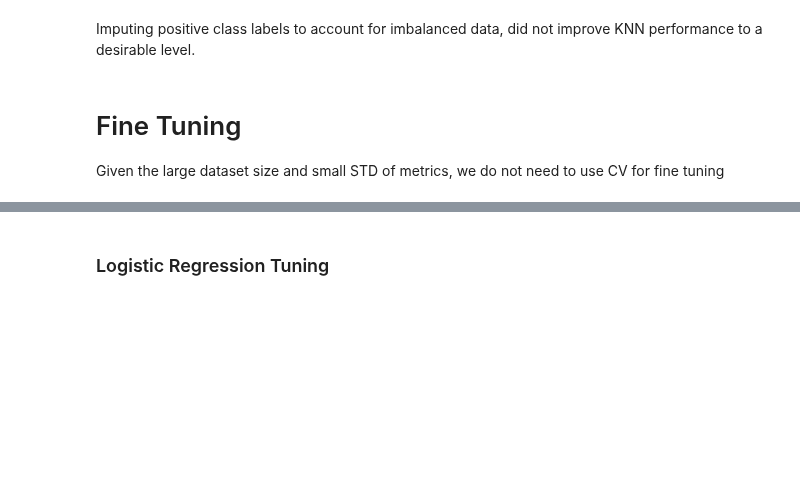
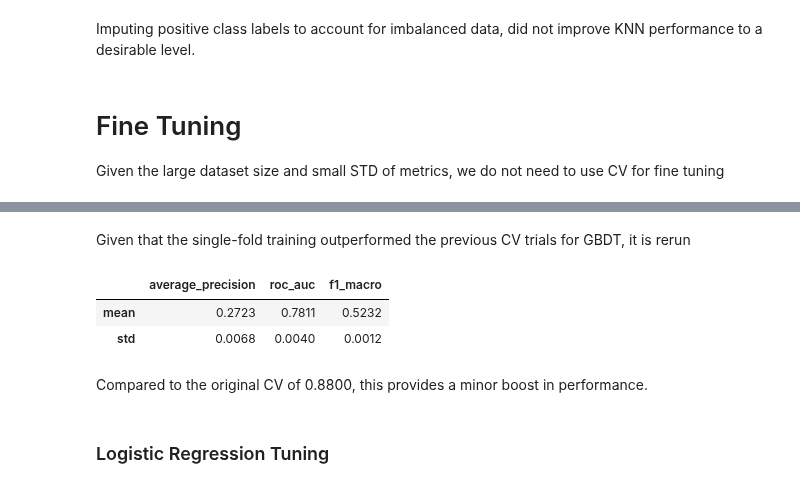
Before and after one commit to Sauciu1/defaulting-risk, a Jupyter notebook: notebooks/nb8_model_tuning.ipynb, the cells around one changed output, grey strips where cells are left out. Saved outputs shown, nothing was run; the diff lists cells and outputs as text; code cells hidden in the pictures; blank space fills up the shorter version.

Commit message:
ran gbdt fine tuning

```diff
--- a/notebooks/nb8_model_tuning.ipynb
+++ b/notebooks/nb8_model_tuning.ipynb
@@ -261,11 +263,11 @@ def gbdt_params(trial: optuna.trial.Trial) -> dict:
         "is_unbalance": True,
         "verbosity": -1,
         "boosting_type": "gbdt",
-        "n_estimators": trial.suggest_int("n_estimators", 100, 2000),
+        "n_estimators": trial.suggest_int("n_estimators", 100, 400),
         "stop_round": 50,
         "lambda_l1": trial.suggest_float("lambda_l1", 1e-8, 10.0, log=True),
         "lambda_l2": trial.suggest_float("lambda_l2", 1e-8, 10.0, log=True),
-        "num_leaves": trial.suggest_int("num_leaves", 2, 256),
+        "num_leaves": trial.suggest_int("num_leaves", 2, 100),
         "feature_fraction": trial.suggest_float("feature_fraction", 0.4, 1.0),
         "bagging_fraction": trial.suggest_float("bagging_fraction", 0.4, 1.0),
         "bagging_freq": trial.suggest_int("bagging_freq", 1, 7),
@@ -274,7 +276,7 @@ def gbdt_params(trial: optuna.trial.Trial) -> dict:
 
 
 study_results = lambda: optuna_helper.run_study(
-    LGBMClassifier(random_state=326), gbdt_params, X_train, y_train, n_trials=100
+    LGBMClassifier(random_state=326), gbdt_params, X_train, y_train, n_trials=20
 )
 gbdt_result = optuna_helper.load_or_create_study("gbdt_study_results", study_results)
 gbdt_result.best_params
@@ -300,3 +309,13 @@ KeyboardInterrupt:
+# %% [markdown]
+Given that the single-fold training outperformed the previous CV trials for GBDT, it is rerun
+# %%
+val_model(LGBMClassifier(**gbdt_result.best_params, verbose=-1))
+# %% [output]
+|  | average_precision | roc_auc | f1_macro |
+| mean | 0.2723 | 0.7811 | 0.5232 |
+| std | 0.0068 | 0.0040 | 0.0012 |
+# %% [markdown]
+Compared to the original CV of 0.8800, this provides a minor boost in performance.
 # %% [markdown]
 ### Logistic Regression Tuning
 # %%
```
Also changed, not shown: parts of 6 cells of this notebook, 1 other file.
